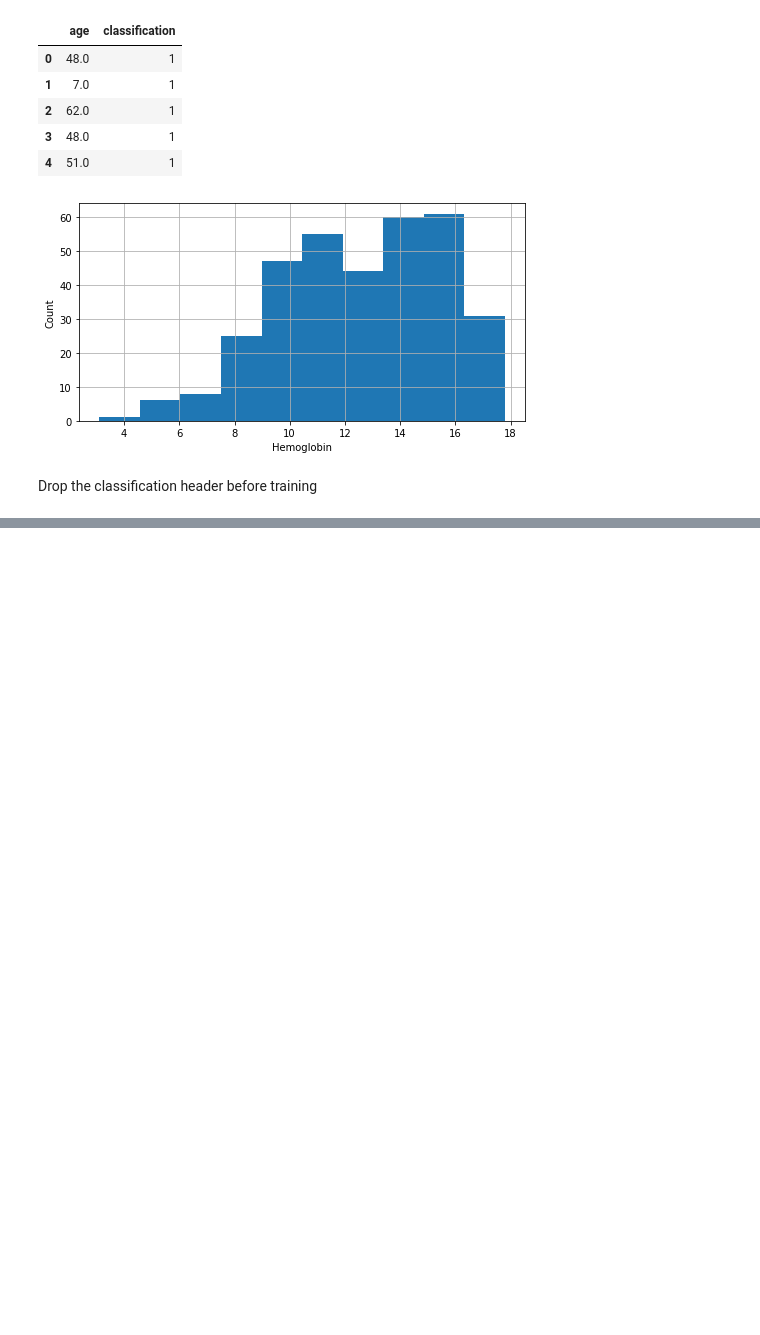
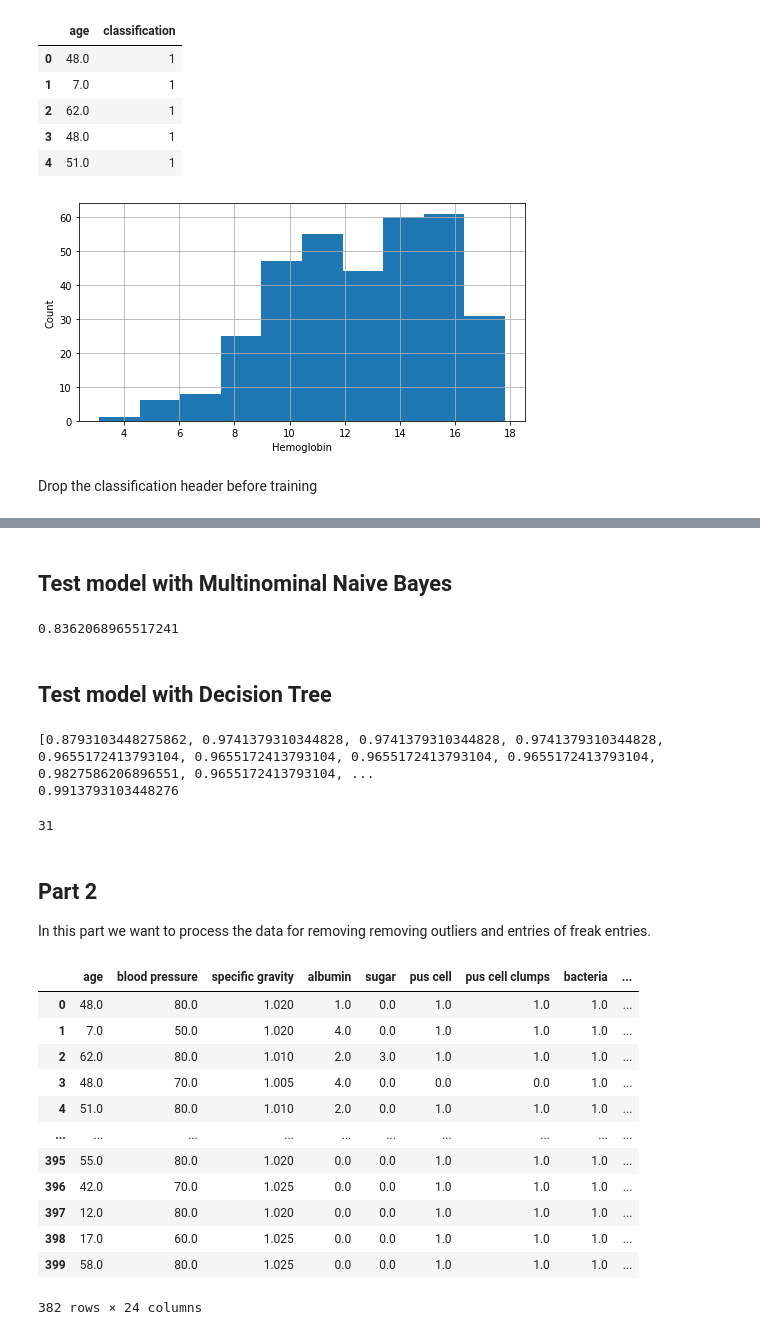
Before and after one commit to MHR1985/DSC_ExamProject, a Jupyter notebook: Python/kidneyNotebook.ipynb, the cells around one changed output, grey strips where cells are left out. Drawn from its saved outputs; the diff is of its cells as text; code cells hidden in the pictures; blank space fills up the shorter version.

Commit message:
added some models and tried removing outliers from most important features

```diff
--- a/Python/kidneyNotebook.ipynb
+++ b/Python/kidneyNotebook.ipynb
@@ -268,0 +311,59 @@ data = data.drop(['classification'], axis=1)
+# %% [markdown]
+## Test model with Multinominal Naive Bayes
+# %%
+multiClassifierNB = MultinomialNB()
+multiClassifierNB.fit(X_train, y_train)
+predict_y = multiClassifierNB.predict(X_test)
+accuracy = accuracy_score(y_test, predict_y)
+print(accuracy)
+# %% [output]
+0.8362068965517241
+# %% [markdown]
+## Test model with Decision Tree
+# %%
+success_rate = []
+for i in range(1,40):
+    params = {'max_depth': i}
+    dtc = DecisionTreeClassifier(**params)
+    dtc.fit(X_train,y_train)
+    pred_i = dtc.predict(X_test)
+    success_rate.append(accuracy_score(y_test, pred_i))
+print(success_rate)
+print(max(success_rate))
+success_rate.index(max(success_rate))+1
+# %% [output]
+[0.8793103448275862, 0.9741379310344828, 0.9741379310344828, 0.9741379310344828, 0.9655172413793104, 0.9655172413793104, 0.9655172413793104, 0.9655172413793104, 0.9827586206896551, 0.9655172413793104, ...
+0.9913793103448276
+31
+# %% [markdown]
+## Part 2
+In this part we want to process the data for removing removing outliers and entries of freak entries.
+# %%
+factor = 3
+upper_lim = data['specific gravity'].mean () + data['specific gravity'].std () * factor
+lower_lim = data['specific gravity'].mean () - data['specific gravity'].std () * factor
+data = data[(data['specific gravity'] < upper_lim) & (data['specific gravity'] > lower_lim)]
+upper_lim = data['hemoglobin'].mean () + data['hemoglobin'].std () * factor
+lower_lim = data['hemoglobin'].mean () - data['hemoglobin'].std () * factor
+data = data[(data['hemoglobin'] < upper_lim) & (data['hemoglobin'] > lower_lim)]
+upper_lim = data['packed cell volume'].mean () + data['packed cell volume'].std () * factor
+lower_lim = data['packed cell volume'].mean () - data['packed cell volume'].std () * factor
+data = data[(data['packed cell volume'] < upper_lim) & (data['packed cell volume'] > lower_lim)]
+upper_lim = data['red blood cell count'].mean () + data['red blood cell count'].std () * factor
+lower_lim = data['red blood cell count'].mean () - data['red blood cell count'].std () * factor
+data = data[(data['red blood cell count'] < upper_lim) & (data['red blood cell count'] > lower_lim)]
+data
+# %% [output]
+|  | age | blood pressure | specific gravity | albumin | sugar | pus cell | pus cell clumps | bacteria | ... |
+| 0 | 48.0 | 80.0 | 1.020 | 1.0 | 0.0 | 1.0 | 1.0 | 1.0 | ... |
+| 1 | 7.0 | 50.0 | 1.020 | 4.0 | 0.0 | 1.0 | 1.0 | 1.0 | ... |
+| 2 | 62.0 | 80.0 | 1.010 | 2.0 | 3.0 | 1.0 | 1.0 | 1.0 | ... |
+| 3 | 48.0 | 70.0 | 1.005 | 4.0 | 0.0 | 0.0 | 0.0 | 1.0 | ... |
+| 4 | 51.0 | 80.0 | 1.010 | 2.0 | 0.0 | 1.0 | 1.0 | 1.0 | ... |
+| ... | ... | ... | ... | ... | ... | ... | ... | ... | ... |
+| 395 | 55.0 | 80.0 | 1.020 | 0.0 | 0.0 | 1.0 | 1.0 | 1.0 | ... |
+| 396 | 42.0 | 70.0 | 1.025 | 0.0 | 0.0 | 1.0 | 1.0 | 1.0 | ... |
+| 397 | 12.0 | 80.0 | 1.020 | 0.0 | 0.0 | 1.0 | 1.0 | 1.0 | ... |
+| 398 | 17.0 | 60.0 | 1.025 | 0.0 | 0.0 | 1.0 | 1.0 | 1.0 | ... |
+| 399 | 58.0 | 80.0 | 1.025 | 0.0 | 0.0 | 1.0 | 1.0 | 1.0 | ... |
+382 rows × 24 columns
```
Also changed, not shown: parts of 11 cells of this notebook, 2 other files.
